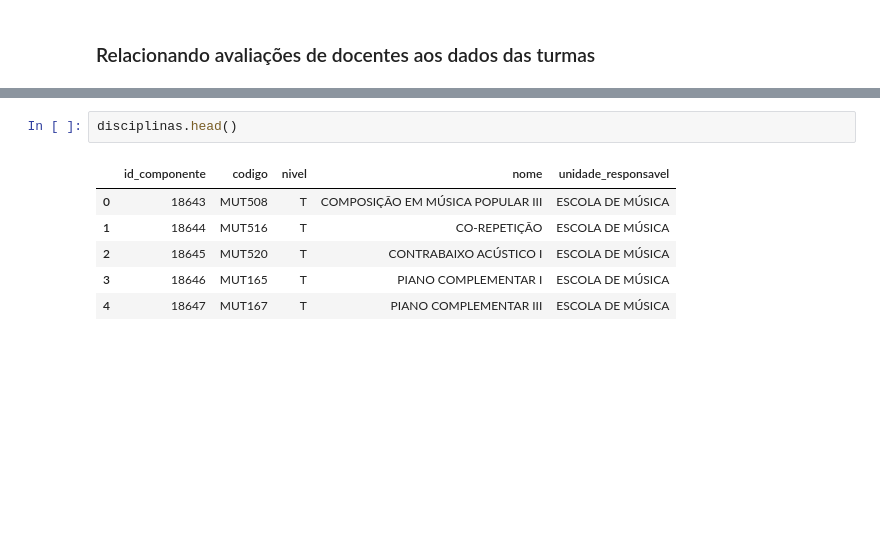
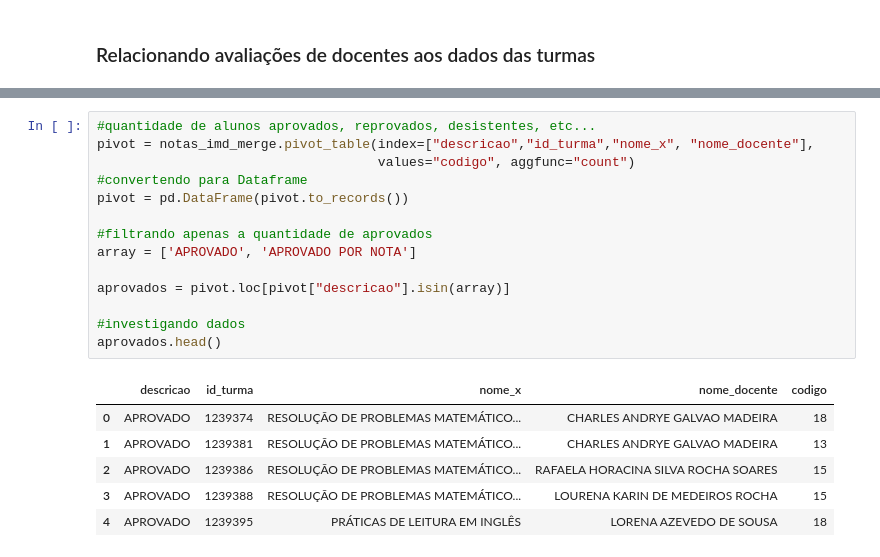
Before and after one commit to Ahrkano/Projeto_Probabilidade, a Jupyter notebook: Projeto 2.ipynb, the cells around one changed output, grey strips where cells are left out. Cells and saved outputs as stored; diff of their text form; blank space fills up the shorter version.

```diff
--- a/Projeto 2.ipynb
+++ b/Projeto 2.ipynb
@@ -240,9 +271,21 @@ notas_imd_merge.head()
-# %%
-disciplinas.head()
-# %% [output]
-|  | id_componente | codigo | nivel | nome | unidade_responsavel |
-| 0 | 18643 | MUT508 | T | COMPOSIÇÃO EM MÚSICA POPULAR III | ESCOLA DE MÚSICA |
-| 1 | 18644 | MUT516 | T | CO-REPETIÇÃO | ESCOLA DE MÚSICA |
-| 2 | 18645 | MUT520 | T | CONTRABAIXO ACÚSTICO I | ESCOLA DE MÚSICA |
-| 3 | 18646 | MUT165 | T | PIANO COMPLEMENTAR I | ESCOLA DE MÚSICA |
-| 4 | 18647 | MUT167 | T | PIANO COMPLEMENTAR III | ESCOLA DE MÚSICA |
+# %%
+#quantidade de alunos aprovados, reprovados, desistentes, etc...
+pivot = notas_imd_merge.pivot_table(index=["descricao","id_turma","nome_x", "nome_docente"],
+                                    values="codigo", aggfunc="count")
+#convertendo para Dataframe
+pivot = pd.DataFrame(pivot.to_records())
+
+#filtrando apenas a quantidade de aprovados
+array = ['APROVADO', 'APROVADO POR NOTA']
+
+aprovados = pivot.loc[pivot["descricao"].isin(array)]
+
+#investigando dados
+aprovados.head()
+# %% [output]
+|  | descricao | id_turma | nome_x | nome_docente | codigo |
+| 0 | APROVADO | 1239374 | RESOLUÇÃO DE PROBLEMAS MATEMÁTICO... | CHARLES ANDRYE GALVAO MADEIRA | 18 |
+| 1 | APROVADO | 1239381 | RESOLUÇÃO DE PROBLEMAS MATEMÁTICO... | CHARLES ANDRYE GALVAO MADEIRA | 13 |
+| 2 | APROVADO | 1239386 | RESOLUÇÃO DE PROBLEMAS MATEMÁTICO... | RAFAELA HORACINA SILVA ROCHA SOARES | 15 |
+| 3 | APROVADO | 1239388 | RESOLUÇÃO DE PROBLEMAS MATEMÁTICO... | LOURENA KARIN DE MEDEIROS ROCHA | 15 |
+| 4 | APROVADO | 1239395 | PRÁTICAS DE LEITURA EM INGLÊS | LORENA AZEVEDO DE SOUSA | 18 |
```
Also changed, not shown: parts of 10 cells of this notebook.
